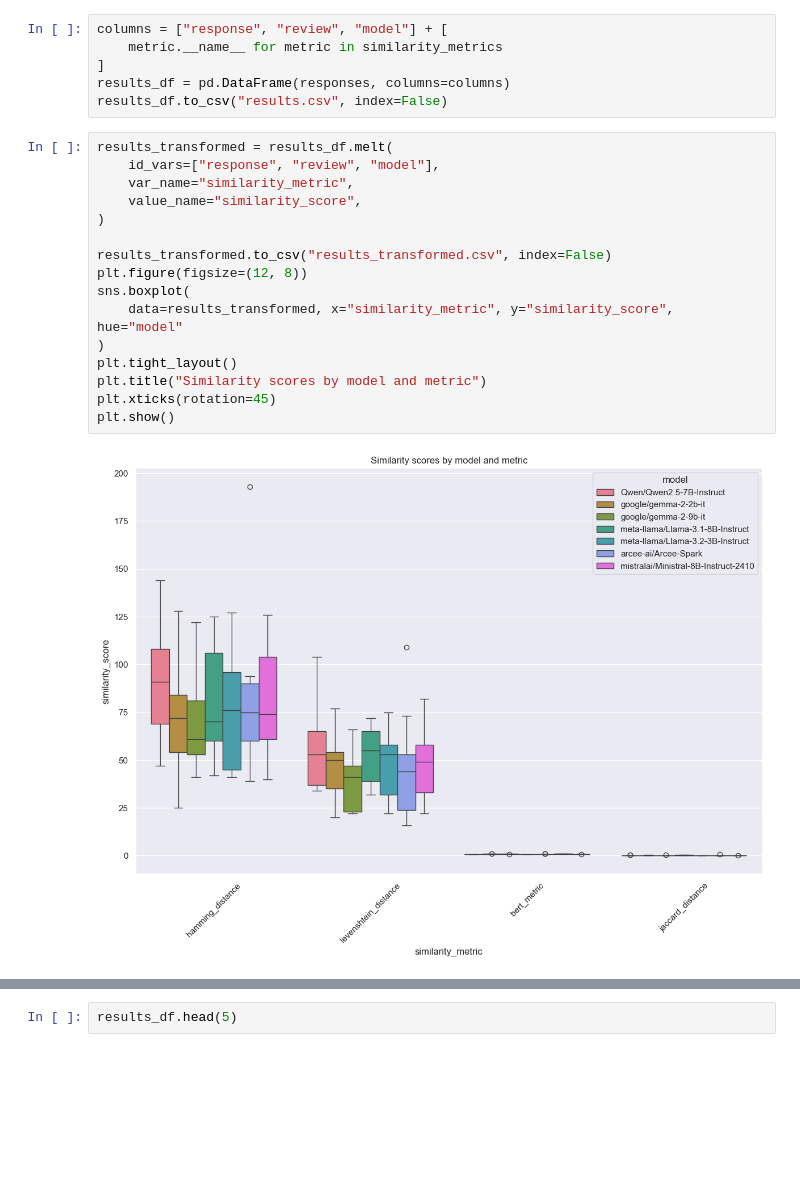
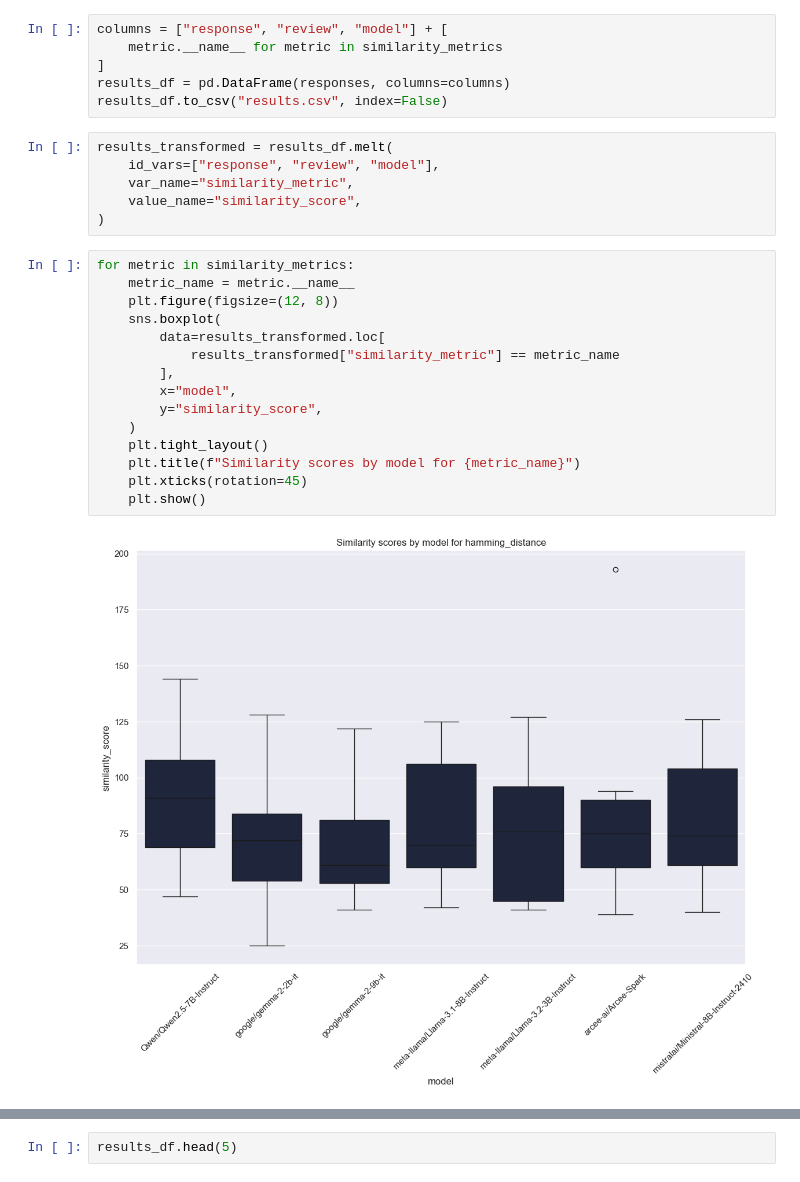
Before and after one commit to PrusWielki/nlp-labs, a Jupyter notebook: labs4/solution.ipynb, the cells around one changed output, grey strips where cells are left out. Cells and saved outputs as stored; diff of their text form; blank space fills up the shorter version.

Commit message:
results

```diff
--- a/labs4/solution.ipynb
+++ b/labs4/solution.ipynb
@@ -276,21 +275,26 @@ columns = ["response", "review", "model"] + [
 ]
 results_df = pd.DataFrame(responses, columns=columns)
 results_df.to_csv("results.csv", index=False)
+# %%
+results_transformed = results_df.melt(
+    id_vars=["response", "review", "model"],
+    var_name="similarity_metric",
+    value_name="similarity_score",
+)
 # %%
-results_transformed = results_df.melt(
-    id_vars=["response", "review", "model"],
-    var_name="similarity_metric",
-    value_name="similarity_score",
-)
-
-results_transformed.to_csv("results_transformed.csv", index=False)
-plt.figure(figsize=(12, 8))
-sns.boxplot(
-    data=results_transformed, x="similarity_metric", y="similarity_score", hue="model"
-)
-plt.tight_layout()
-plt.title("Similarity scores by model and metric")
-plt.xticks(rotation=45)
-plt.show()
+for metric in similarity_metrics:
+    metric_name = metric.__name__
+    plt.figure(figsize=(12, 8))
+    sns.boxplot(
+        data=results_transformed.loc[
+            results_transformed["similarity_metric"] == metric_name
+        ],
+        x="model",
+        y="similarity_score",
+    )
+    plt.tight_layout()
+    plt.title(f"Similarity scores by model for {metric_name}")
+    plt.xticks(rotation=45)
+    plt.show()
 # %% [output]
-[figure, old version]
+[figure, new version]
```
Also changed, not shown: parts of 4 cells of this notebook.
